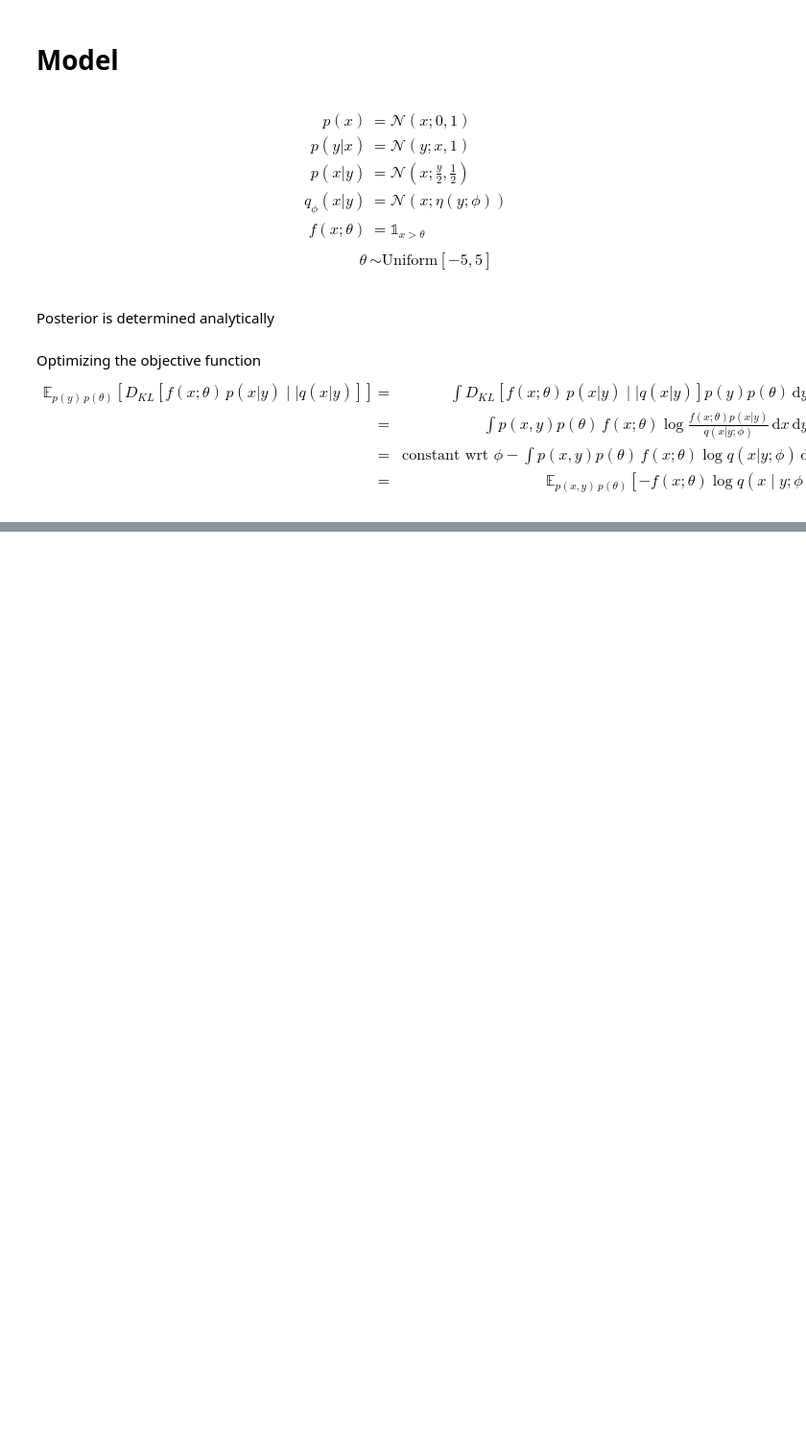
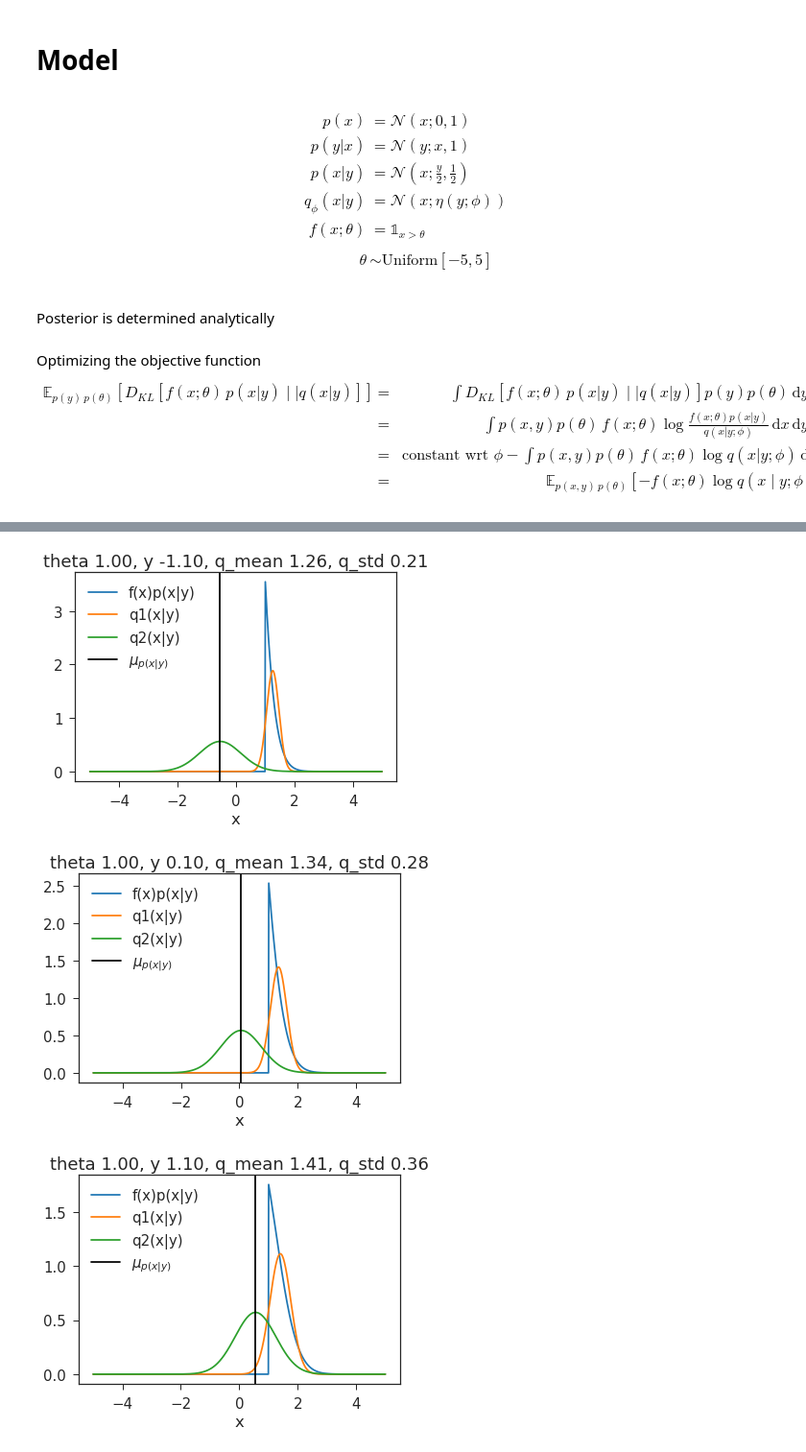
Before and after one commit to talesa/compiled-inference, a Jupyter notebook: notebooks/experiments-optimal-proposal-amortization.ipynb, the cells around one changed output, grey strips where cells are left out. Shown at 96% size. Saved outputs shown, nothing was run; the diff lists cells and outputs as text; code cells hidden in the pictures; blank space fills up the shorter version.

Commit message:
convergence plots

```diff
--- a/notebooks/experiments-optimal-proposal-amortization.ipynb
+++ b/notebooks/experiments-optimal-proposal-amortization.ipynb
@@ -301,0 +108,20 @@ f(x;\theta) &= \mathbb{1}_{x>\theta}\\
+# %%
+batch_size = 30000
+epochs = 10000
+H = 10
+
+# sharing parameters
+# input: y, theta
+q_net = torch.nn.Sequential(
+          torch.nn.Linear(2, H),
+          torch.nn.ReLU(),
+          torch.nn.Linear(H, H),
+          torch.nn.ReLU(),
+          torch.nn.Linear(H, 4),
+        )
+q_net.to('cuda')
+
+f = lambda x, theta: (x>theta).float()
+
+optimizer = torch.optim.Adam(q_net.parameters(), lr = 0.01)
+scheduler = torch.optim.lr_scheduler.StepLR(optimizer, step_size=1000, gamma=0.1)
@@ -301,0 +174,32 @@ f(x;\theta) &= \mathbb{1}_{x>\theta}\\
+# %%
+theta = torch.ones(5,1, device='cuda')
+y = tensor([[-1.1, 0.1, 1.1, 3.1, -2.1]], device='cuda').transpose(0,1)
+
+q1_mean, q1_log_std, q2_mean, q2_log_std = q_net(torch.cat((y, theta), 1)).split(1, dim=1)
+q1_std, q2_std = q1_log_std.exp(), q2_log_std.exp()
+q1 = torch.distributions.Normal(q1_mean, q1_std)
+q2 = torch.distributions.Normal(q2_mean, q2_std)
+
+l = 5
+n = 1000
+x = np.linspace(-l, l, n)
+
+q = lambda mu, sigma: stats.norm(loc=mu, scale=sigma).pdf(x)
+
+for itheta, iy, iq1_mean, iq1_std, iq2_mean, iq2_std in zip(*[i.to('cpu').data.numpy().flatten() for i in [theta, y, q1_mean, q1_std, q2_mean, q2_std]]):
+    # analytical posterior
+    py = (x>itheta) * stats.norm(loc=iy/2, scale=1/np.sqrt(2)).pdf(x)
+
+    plt.plot(x, py/sum(py*(2*l/n)), label='f(x)p(x|y)')
+    plt.plot(x, q(iq1_mean, iq1_std), label='q1(x|y)')
+    plt.plot(x, q(iq2_mean, iq2_std), label='q2(x|y)')
+    plt.axvline(x=iy/2, c='black', label='$\mu_{p(x|y)}$')
+
+    plt.legend()
+    plt.xlabel('x')
+    plt.title('theta {:.2f}, y {:.2f}, q_mean {:.2f}, q_std {:.2f}'.format(itheta, iy, iq1_mean, iq1_std))
+    plt.show()
+# %% [output]
+[figure, added]
+[figure, added]
+[figure, added]
```
Also changed, not shown: parts of 44 cells of this notebook.
